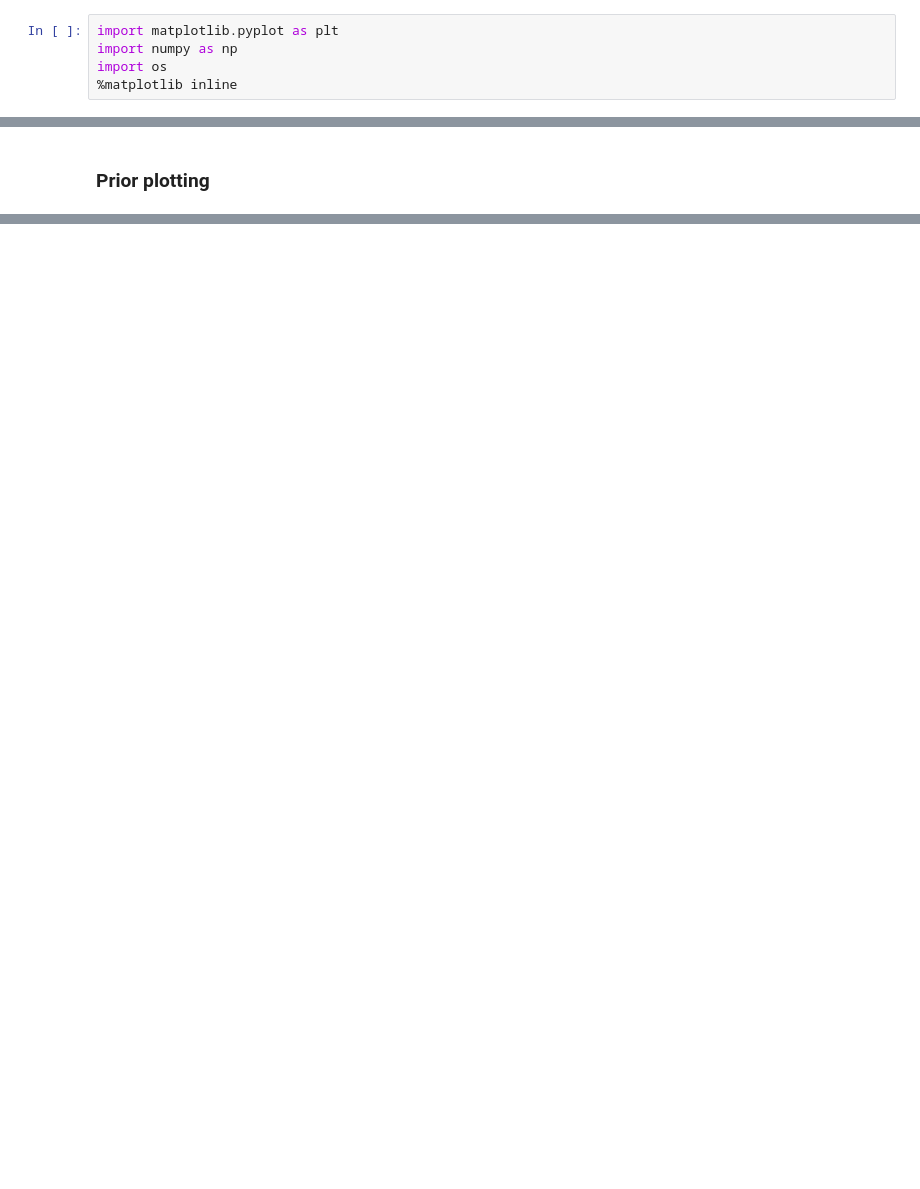
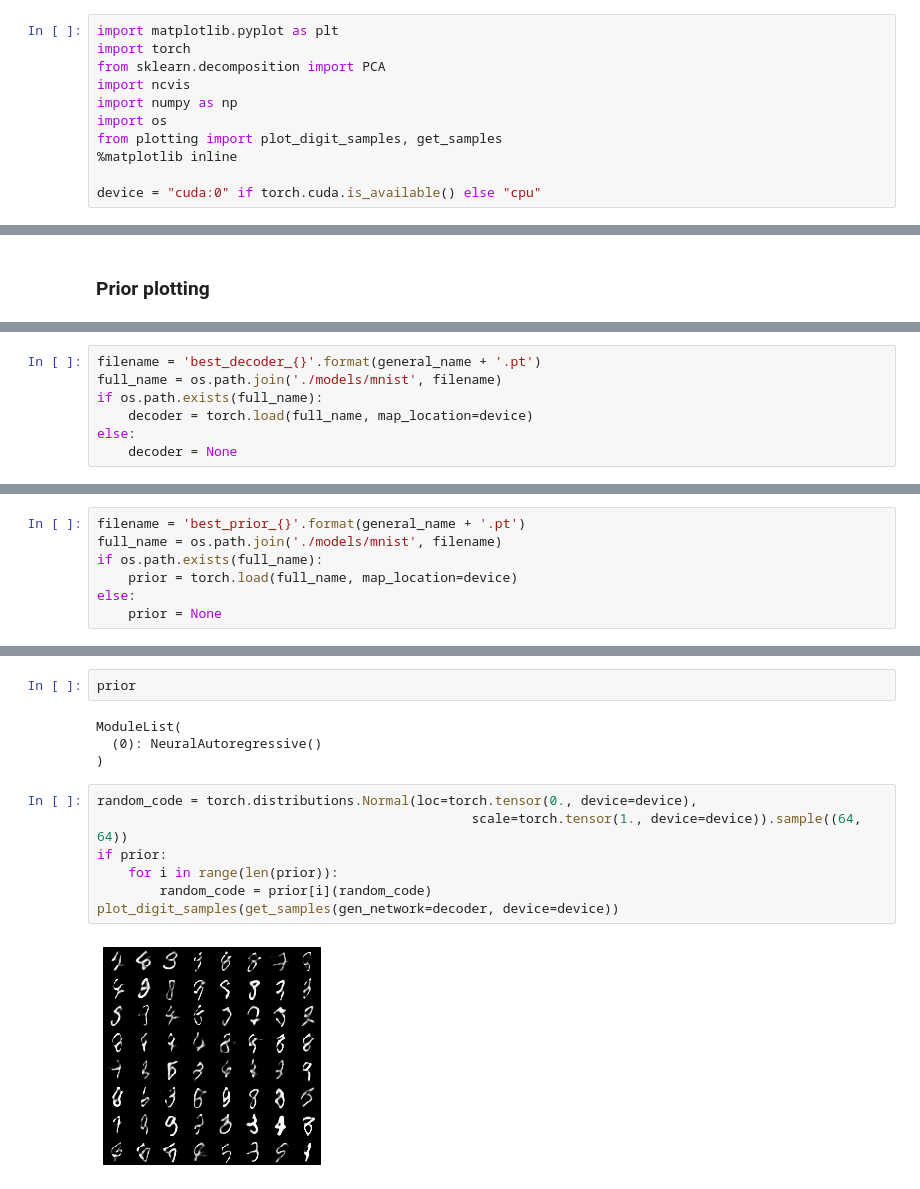
Before and after one commit to nkotelevskii/vae_int, a Jupyter notebook: plotting.ipynb, the cells around one changed output, grey strips where cells are left out. Cells and saved outputs as stored; diff of their text form; blank space fills up the shorter version.

```diff
--- a/plotting.ipynb
+++ b/plotting.ipynb
@@ -1,7 +1,13 @@
 # %%
 import matplotlib.pyplot as plt
+import torch
+from sklearn.decomposition import PCA
+import ncvis
 import numpy as np
 import os
+from plotting import plot_digit_samples, get_samples
 %matplotlib inline
+
+device = "cuda:0" if torch.cuda.is_available() else "cpu"
 # %%
 data = ['mnist', 'goodreads']
@@ -19,0 +55,7 @@ plt.axis('equal');
+# %%
+filename = 'best_decoder_{}'.format(general_name + '.pt')
+full_name = os.path.join('./models/mnist', filename)
+if os.path.exists(full_name):
+    decoder = torch.load(full_name, map_location=device)
+else:
+    decoder = None
@@ -19,0 +69,7 @@ plt.axis('equal');
+# %%
+filename = 'best_prior_{}'.format(general_name + '.pt')
+full_name = os.path.join('./models/mnist', filename)
+if os.path.exists(full_name):
+    prior = torch.load(full_name, map_location=device)
+else:
+    prior = None
@@ -19,0 +97,15 @@ plt.axis('equal');
+# %%
+prior
+# %% [output]
+ModuleList(
+  (0): NeuralAutoregressive()
+)
+# %%
+random_code = torch.distributions.Normal(loc=torch.tensor(0., device=device),
+                                                scale=torch.tensor(1., device=device)).sample((64, 64))
+if prior:
+    for i in range(len(prior)):
+        random_code = prior[i](random_code)
+plot_digit_samples(get_samples(gen_network=decoder, device=device))
+# %% [output]
+[figure, added]
```
Also changed, not shown: parts of 9 cells of this notebook, 26 other files.
